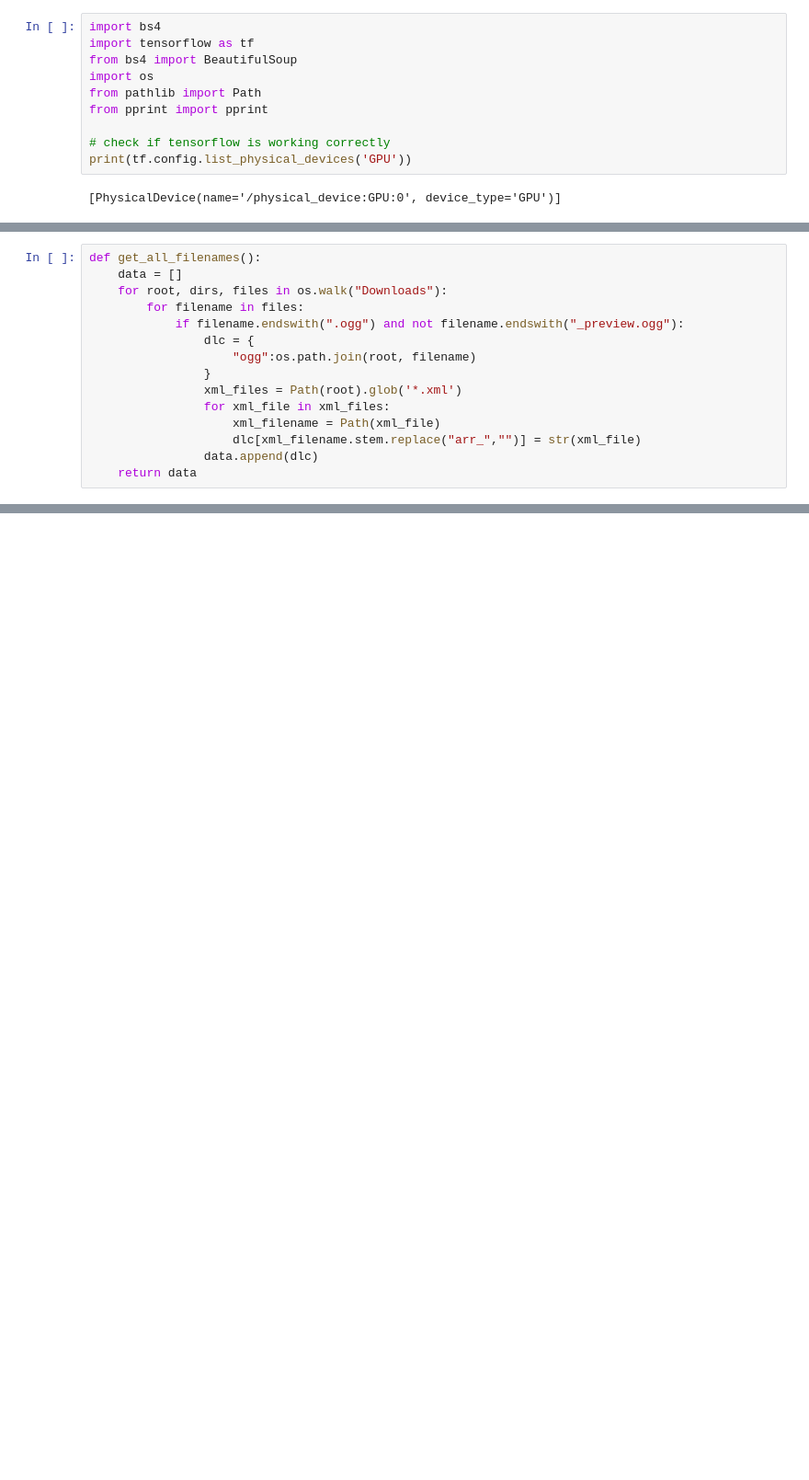
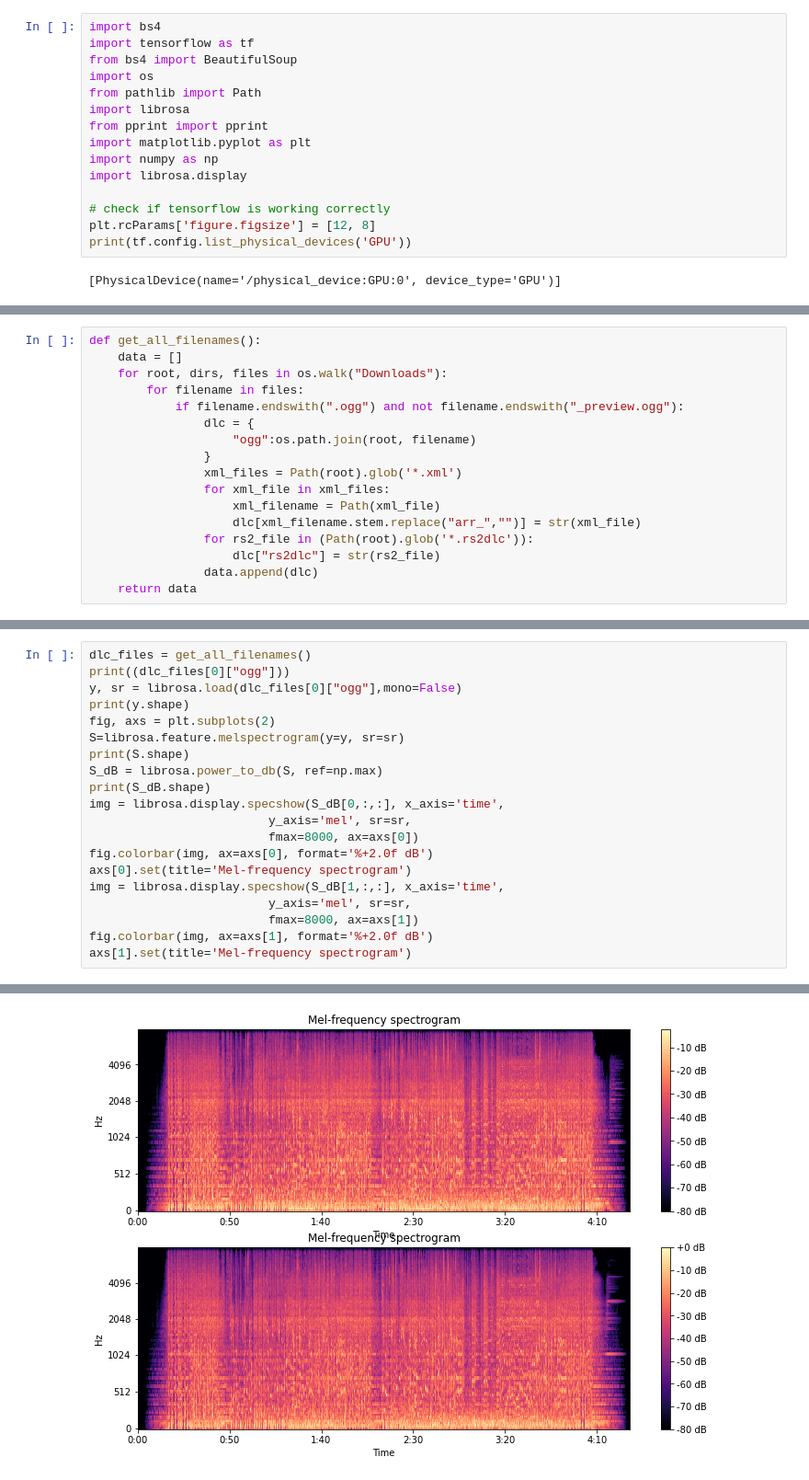
Before and after one commit to draguve/MusicTranscription, a Jupyter notebook: Model.ipynb, the cells around one changed output, grey strips where cells are left out. Shown at 92% size. Cells and saved outputs as stored; diff of their text form; blank space fills up the shorter version.

```diff
--- a/Model.ipynb
+++ b/Model.ipynb
@@ -4,9 +4,14 @@ import tensorflow as tf
 from bs4 import BeautifulSoup
 import os
 from pathlib import Path
+import librosa
 from pprint import pprint
+import matplotlib.pyplot as plt
+import numpy as np
+import librosa.display
 
 # check if tensorflow is working correctly
+plt.rcParams['figure.figsize'] = [12, 8]
 print(tf.config.list_physical_devices('GPU'))
 # %% [output]
 [PhysicalDevice(name='/physical_device:GPU:0', device_type='GPU')]
@@ -23,5 +30,7 @@ def get_all_filenames():
                 for xml_file in xml_files:
                     xml_filename = Path(xml_file)
                     dlc[xml_filename.stem.replace("arr_","")] = str(xml_file)
+                for rs2_file in (Path(root).glob('*.rs2dlc')):
+                    dlc["rs2dlc"] = str(rs2_file)
                 data.append(dlc)
     return data
@@ -76,0 +84,21 @@ showlights = parse_showlights(get_all_filenames()[3]["showlights"])
+# %%
+dlc_files = get_all_filenames()
+print((dlc_files[0]["ogg"]))
+y, sr = librosa.load(dlc_files[0]["ogg"],mono=False)
+print(y.shape)
+fig, axs = plt.subplots(2)
+S=librosa.feature.melspectrogram(y=y, sr=sr)
+print(S.shape)
+S_dB = librosa.power_to_db(S, ref=np.max)
+print(S_dB.shape)
+img = librosa.display.specshow(S_dB[0,:,:], x_axis='time',
+                         y_axis='mel', sr=sr,
+                         fmax=8000, ax=axs[0])
+fig.colorbar(img, ax=axs[0], format='%+2.0f dB')
+axs[0].set(title='Mel-frequency spectrogram')
+img = librosa.display.specshow(S_dB[1,:,:], x_axis='time',
+                         y_axis='mel', sr=sr,
+                         fmax=8000, ax=axs[1])
+fig.colorbar(img, ax=axs[1], format='%+2.0f dB')
+axs[1].set(title='Mel-frequency spectrogram')
+# %% [output]
@@ -76,0 +110 @@ showlights = parse_showlights(get_all_filenames()[3]["showlights"])
+[figure, added]
```
Also changed, not shown: parts of 4 cells of this notebook, 1 other file.
